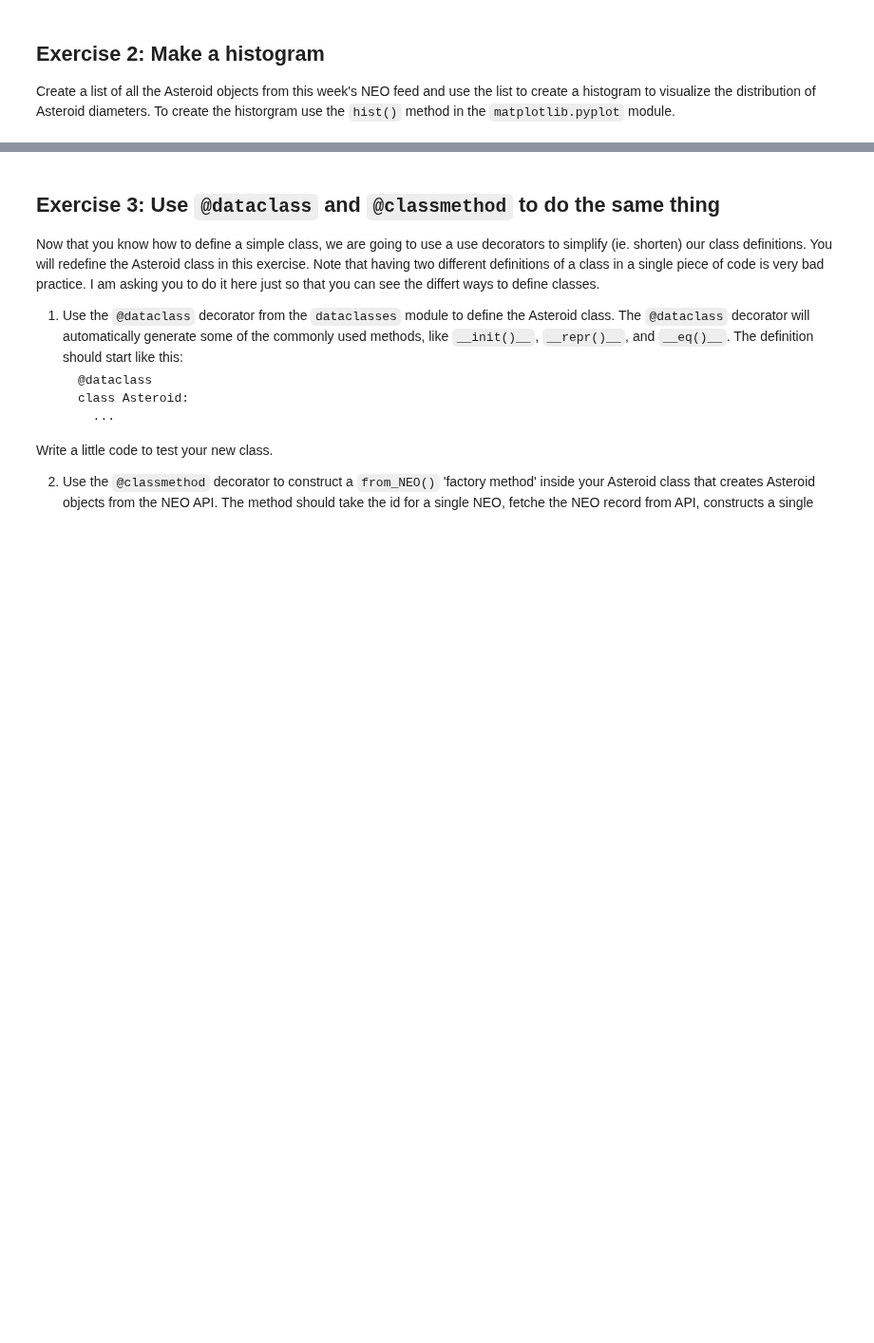
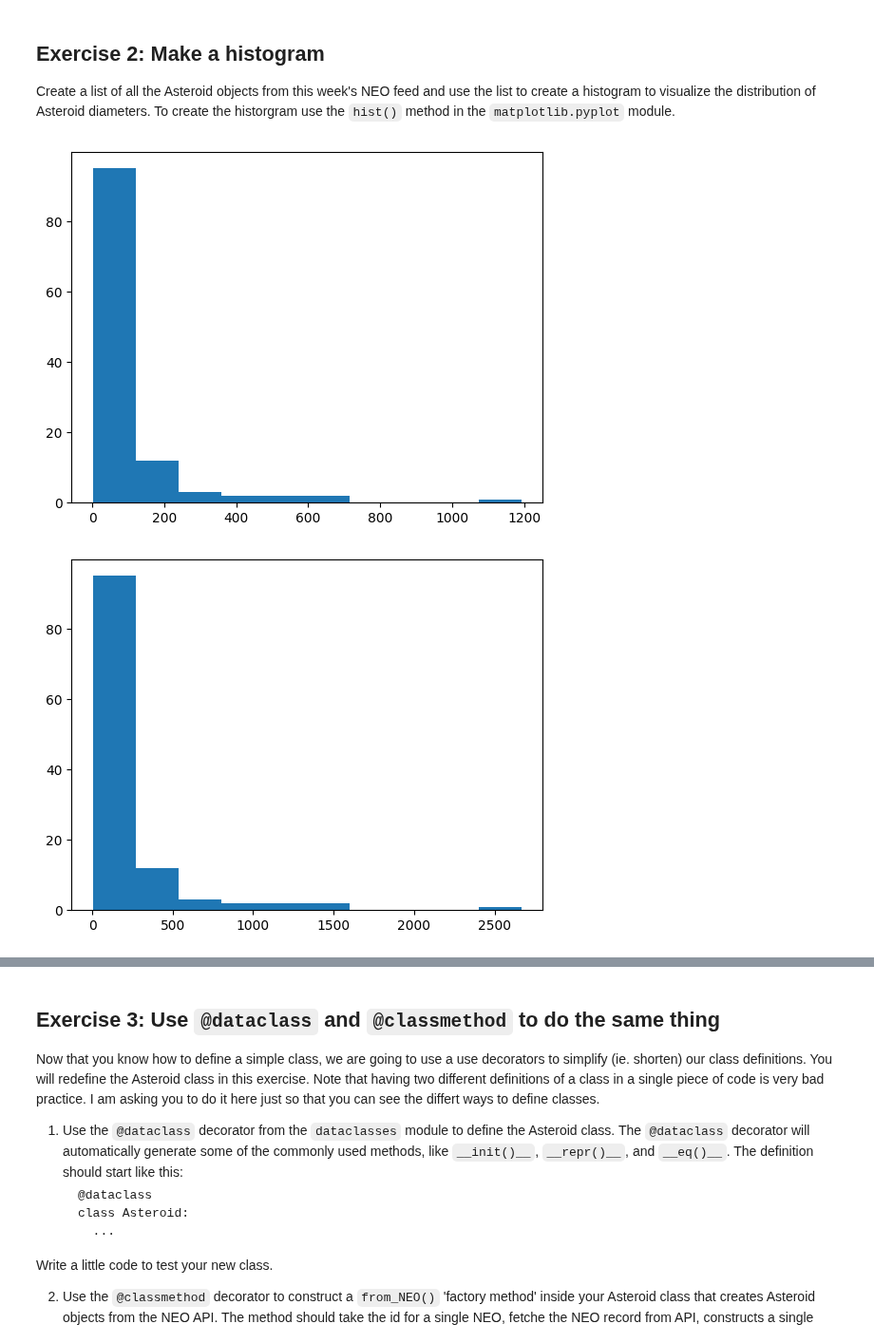
Before and after one commit to MarlaS02/comp215, a Jupyter notebook: labs/lab03-classes.ipynb, the cells around one changed output, grey strips where cells are left out. Shown at 95% size. Cells and saved outputs as stored; diff of their text form; code cells hidden in the pictures; blank space fills up the shorter version.

```diff
--- a/labs/lab03-classes.ipynb
+++ b/labs/lab03-classes.ipynb
@@ -112,9 +112,26 @@ Create a list of all the Asteroid objects from this week's NEO feed and use the
 # %%
 # Ex. 2 your code here
 asteroids = []
 for neo in neos:
   asteroids.append(Asteroid(neo['id'], neo['name'], neo['estimated_diameter']['meters'], neo['is_potentially_hazardous_asteroid']))
 
+diameter_min = []
+for asteroid in asteroids:
+  diameter_min.append(asteroid.estimated_diameter['estimated_diameter_min'])
+
+diameter_max = []
+for asteroid in asteroids:
+  diameter_max.append(asteroid.estimated_diameter['estimated_diameter_max'])
+
+plt.hist(diameter_min)
+plt.show()
+plt.hist(diameter_max)
+plt.show()
+
+pprint(diameter_min)
+pprint(diameter_max)
 print(len(asteroids))
 pprint(asteroids)
 # %% [output]
+[figure, added]
+[figure, added]
```
Also changed, not shown: parts of 1 cell of this notebook.
